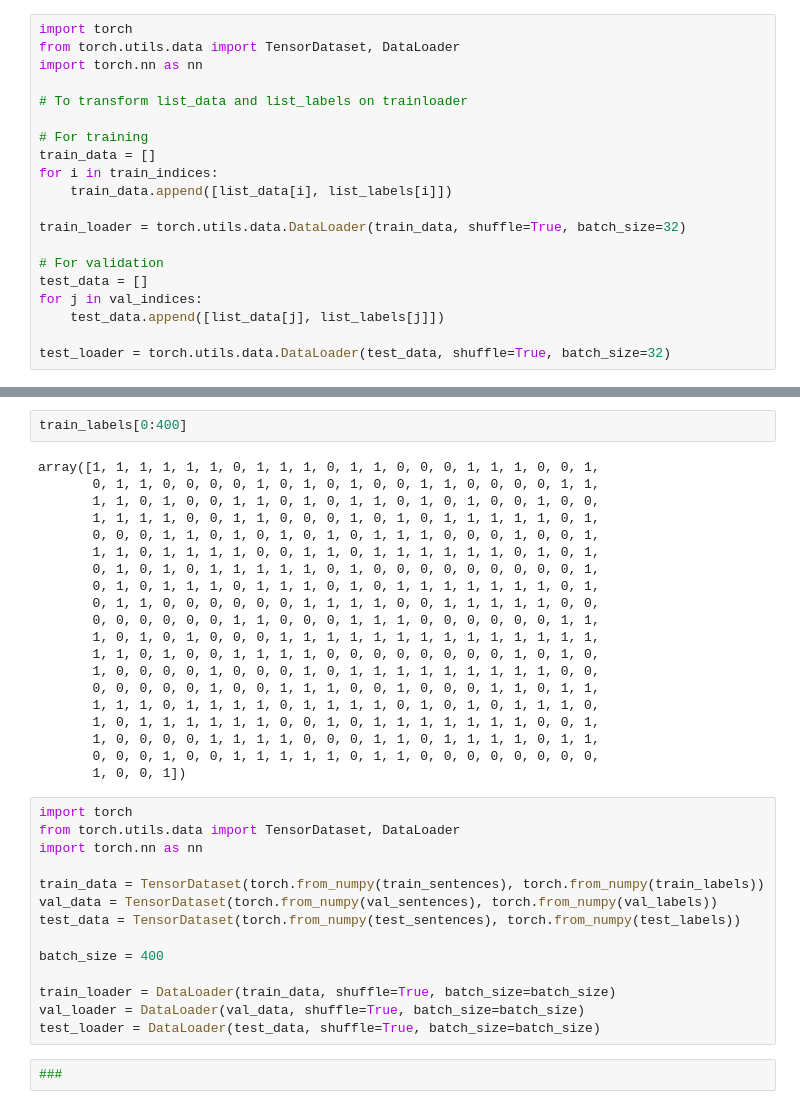
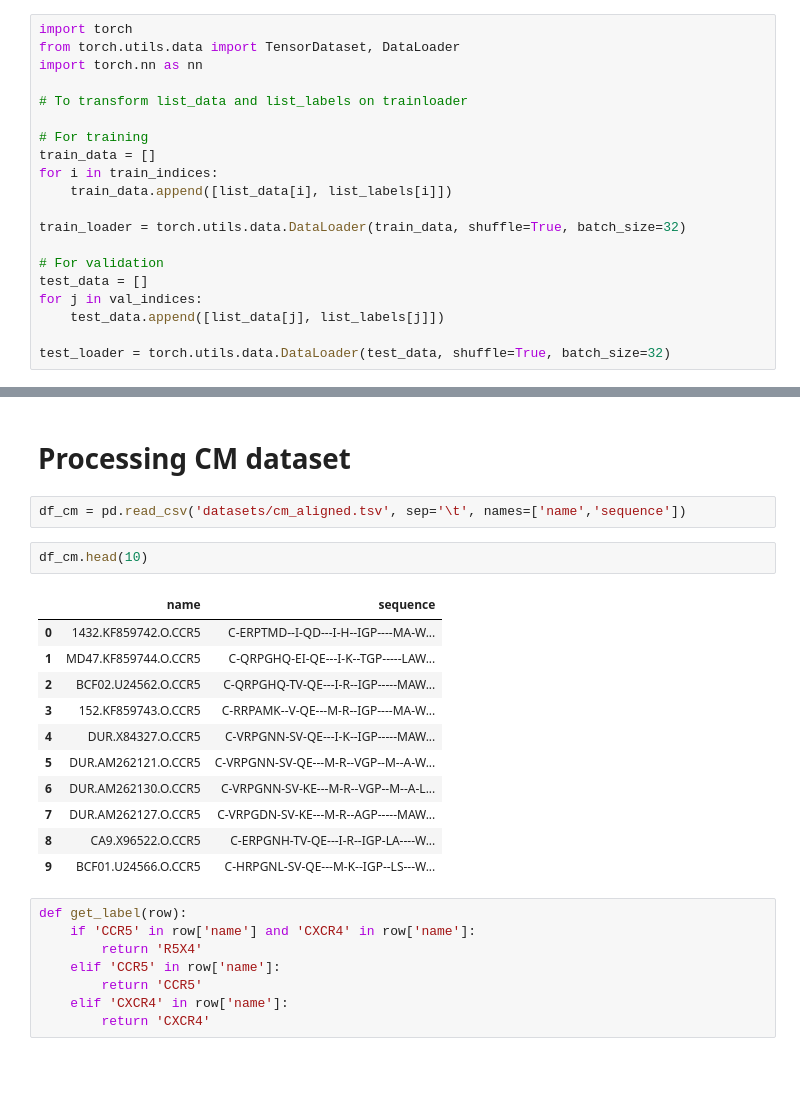
Before and after one commit to GabrielSGoncalves/DeepTropism, a Jupyter notebook: DeepTropism_study.ipynb, the cells around one changed output, grey strips where cells are left out. Drawn from its saved outputs; the diff is of its cells as text; blank space fills up the shorter version.

```diff
--- a/DeepTropism_study.ipynb
+++ b/DeepTropism_study.ipynb
@@ -962,38 +471,26 @@ len(train_sentences)
-# %%
-train_labels[0:400]
-# %% [output]
-array([1, 1, 1, 1, 1, 1, 0, 1, 1, 1, 0, 1, 1, 0, 0, 0, 1, 1, 1, 0, 0, 1,
-       0, 1, 1, 0, 0, 0, 0, 1, 0, 1, 0, 1, 0, 0, 1, 1, 0, 0, 0, 0, 1, 1,
-       1, 1, 0, 1, 0, 0, 1, 1, 0, 1, 0, 1, 1, 0, 1, 0, 1, 0, 0, 1, 0, 0,
-       1, 1, 1, 1, 0, 0, 1, 1, 0, 0, 0, 1, 0, 1, 0, 1, 1, 1, 1, 1, 0, 1,
-       0, 0, 0, 1, 1, 0, 1, 0, 1, 0, 1, 0, 1, 1, 1, 0, 0, 0, 1, 0, 0, 1,
-       1, 1, 0, 1, 1, 1, 1, 0, 0, 1, 1, 0, 1, 1, 1, 1, 1, 1, 0, 1, 0, 1,
-       0, 1, 0, 1, 0, 1, 1, 1, 1, 1, 0, 1, 0, 0, 0, 0, 0, 0, 0, 0, 0, 1,
-       0, 1, 0, 1, 1, 1, 0, 1, 1, 1, 0, 1, 0, 1, 1, 1, 1, 1, 1, 1, 0, 1,
-       0, 1, 1, 0, 0, 0, 0, 0, 0, 1, 1, 1, 1, 0, 0, 1, 1, 1, 1, 1, 0, 0,
-       0, 0, 0, 0, 0, 0, 1, 1, 0, 0, 0, 1, 1, 1, 0, 0, 0, 0, 0, 0, 1, 1,
-       1, 0, 1, 0, 1, 0, 0, 0, 1, 1, 1, 1, 1, 1, 1, 1, 1, 1, 1, 1, 1, 1,
-       1, 1, 0, 1, 0, 0, 1, 1, 1, 1, 0, 0, 0, 0, 0, 0, 0, 0, 1, 0, 1, 0,
-       1, 0, 0, 0, 0, 1, 0, 0, 0, 1, 0, 1, 1, 1, 1, 1, 1, 1, 1, 1, 0, 0,
-       0, 0, 0, 0, 0, 1, 0, 0, 1, 1, 1, 0, 0, 1, 0, 0, 0, 1, 1, 0, 1, 1,
-       1, 1, 1, 0, 1, 1, 1, 1, 0, 1, 1, 1, 1, 0, 1, 0, 1, 0, 1, 1, 1, 0,
-       1, 0, 1, 1, 1, 1, 1, 1, 0, 0, 1, 0, 1, 1, 1, 1, 1, 1, 1, 0, 0, 1,
-       1, 0, 0, 0, 0, 1, 1, 1, 1, 0, 0, 0, 1, 1, 0, 1, 1, 1, 1, 0, 1, 1,
-       0, 0, 0, 1, 0, 0, 1, 1, 1, 1, 1, 0, 1, 1, 0, 0, 0, 0, 0, 0, 0, 0,
-       1, 0, 0, 1])
-# %%
-import torch
-from torch.utils.data import TensorDataset, DataLoader
-import torch.nn as nn
-
-train_data = TensorDataset(torch.from_numpy(train_sentences), torch.from_numpy(train_labels))
-val_data = TensorDataset(torch.from_numpy(val_sentences), torch.from_numpy(val_labels))
-test_data = TensorDataset(torch.from_numpy(test_sentences), torch.from_numpy(test_labels))
-
-batch_size = 400
-
-train_loader = DataLoader(train_data, shuffle=True, batch_size=batch_size)
-val_loader = DataLoader(val_data, shuffle=True, batch_size=batch_size)
-test_loader = DataLoader(test_data, shuffle=True, batch_size=batch_size)
-# %%
-###
+# %% [markdown]
+# Processing CM dataset
+# %%
+df_cm = pd.read_csv('datasets/cm_aligned.tsv', sep='\t', names=['name','sequence'])
+# %%
+df_cm.head(10)
+# %% [output]
+|  | name | sequence |
+| 0 | 1432.KF859742.O.CCR5 | C-ERPTMD--I-QD---I-H--IGP----MA-W... |
+| 1 | MD47.KF859744.O.CCR5 | C-QRPGHQ-EI-QE---I-K--TGP-----LAW... |
+| 2 | BCF02.U24562.O.CCR5 | C-QRPGHQ-TV-QE---I-R--IGP-----MAW... |
+| 3 | 152.KF859743.O.CCR5 | C-RRPAMK--V-QE---M-R--IGP----MA-W... |
+| 4 | DUR.X84327.O.CCR5 | C-VRPGNN-SV-QE---I-K--IGP-----MAW... |
+| 5 | DUR.AM262121.O.CCR5 | C-VRPGNN-SV-QE---M-R--VGP--M--A-W... |
+| 6 | DUR.AM262130.O.CCR5 | C-VRPGNN-SV-KE---M-R--VGP--M--A-L... |
+| 7 | DUR.AM262127.O.CCR5 | C-VRPGDN-SV-KE---M-R--AGP-----MAW... |
+| 8 | CA9.X96522.O.CCR5 | C-ERPGNH-TV-QE---I-R--IGP-LA----W... |
+| 9 | BCF01.U24566.O.CCR5 | C-HRPGNL-SV-QE---M-K--IGP--LS---W... |
+# %%
+def get_label(row):
+    if 'CCR5' in row['name'] and 'CXCR4' in row['name']:
+        return 'R5X4'
+    elif 'CCR5' in row['name']:
+        return 'CCR5'
+    elif 'CXCR4' in row['name']:
+        return 'CXCR4'
```
Also changed, not shown: parts of 90 cells of this notebook, 14 other files.
